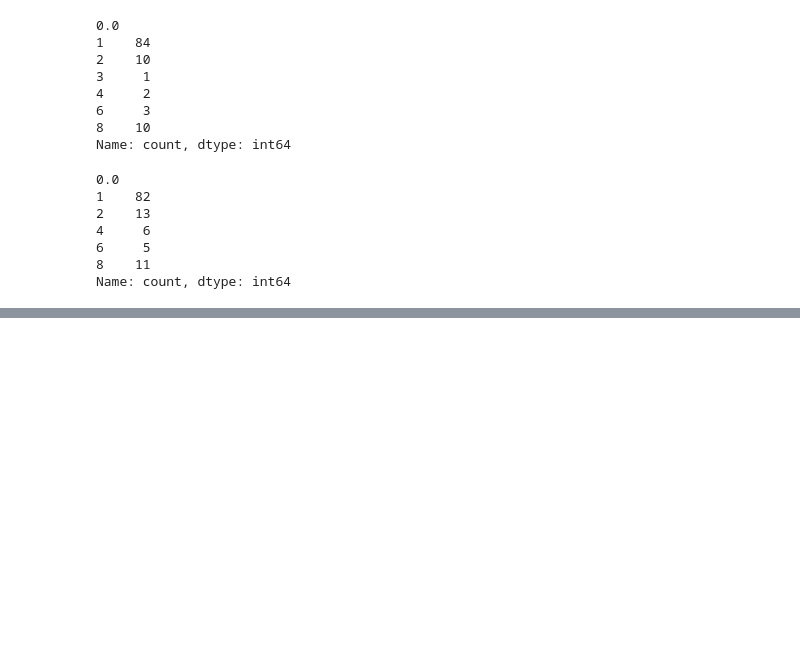
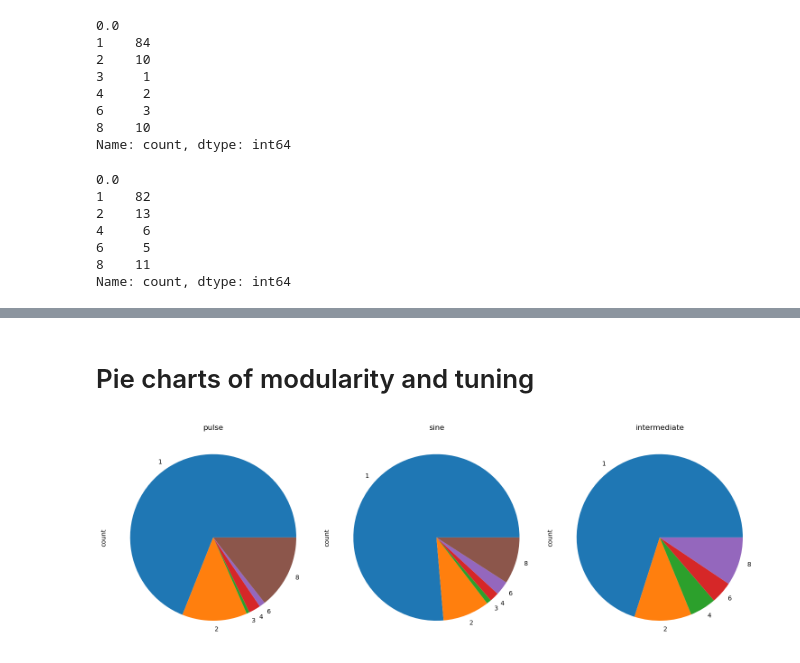
Before and after one commit to Gutierrez-lab/auditory-analysis, a Jupyter notebook: modularity_dataframe.ipynb, the cells around one changed output, grey strips where cells are left out. Saved outputs shown, nothing was run; the diff lists cells and outputs as text; code cells hidden in the pictures; blank space fills up the shorter version.

Commit message:
attempt at gcm run and pie charts made

```diff
--- a/modularity_dataframe.ipynb
+++ b/modularity_dataframe.ipynb
@@ -196,0 +238,15 @@ Name: count, dtype: int64
+# %% [markdown]
+# Pie charts of modularity and tuning
+# %%
+import matplotlib.pyplot as plt
+
+# pie chart of the modules for each preference
+fig, ax = plt.subplots(1, 3, figsize=(15, 5))
+merged_auditory[merged_auditory['preference']=='pulse'].value_counts('0.0').sort_index().plot(kind='pie', ax=ax[0], title='pulse')
+merged_auditory[merged_auditory['preference']=='sine'].value_counts('0.0').sort_index().plot(kind='pie', ax=ax[1], title='sine')
+merged_auditory[merged_auditory['preference']=='intermediate'].value_counts('0.0').sort_index().plot(kind='pie', ax=ax[2], title='intermediate')
+plt.tight_layout()
+#plt.savefig("figures/pie_modules.png", dpi=300)
+plt.show()
+# %% [output]
+[figure, added]
```
Also changed, not shown: parts of 10 cells of this notebook, 11 other files.
